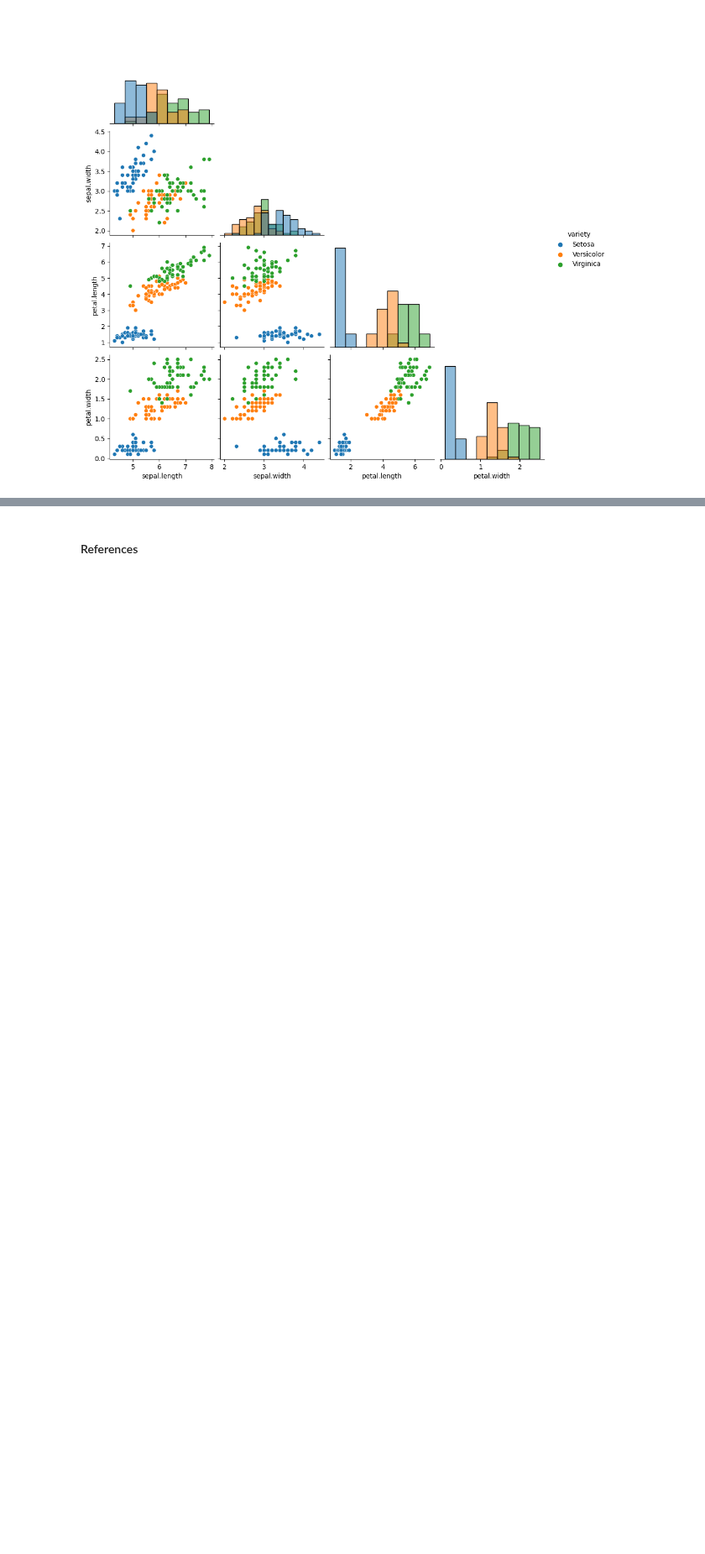
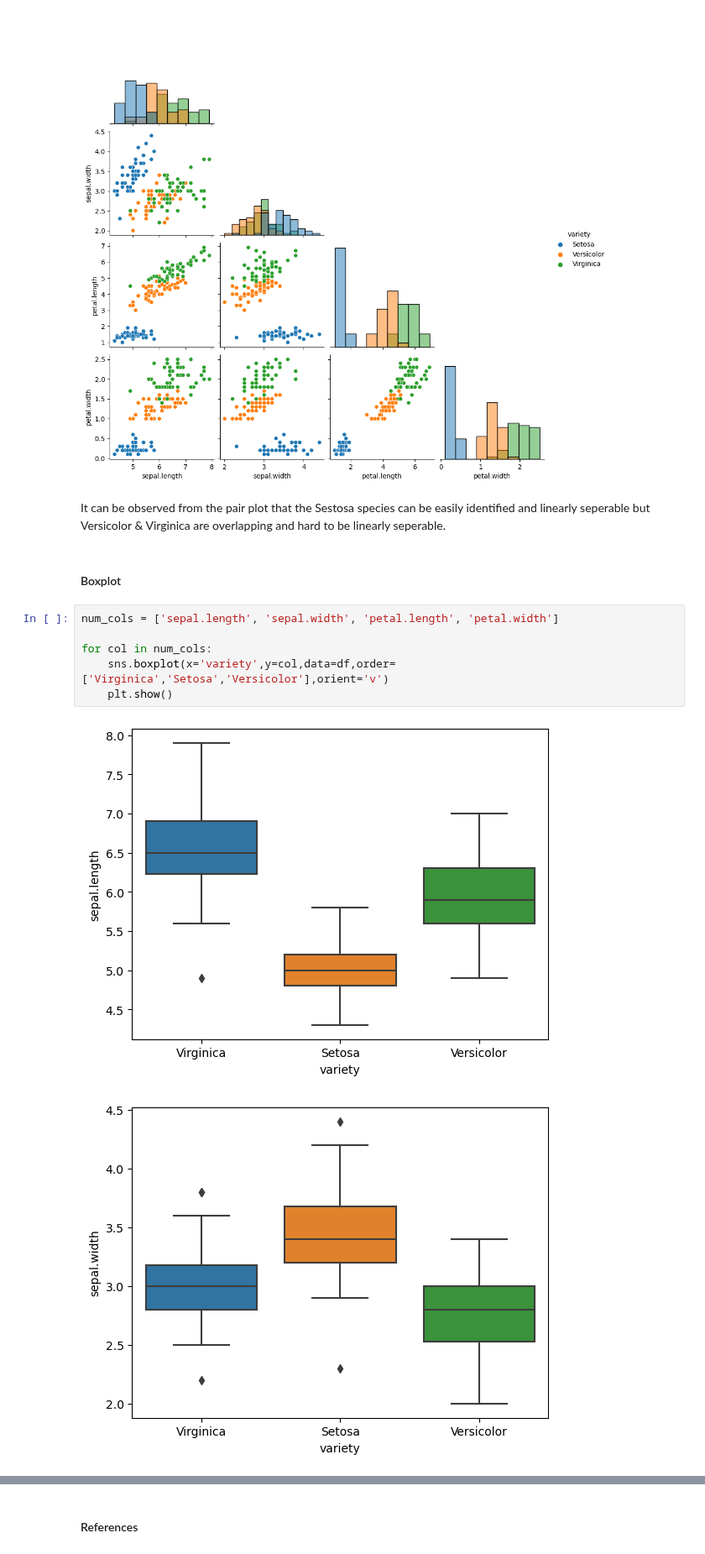
Before and after one commit to pcsukumar/mlprojects, a Jupyter notebook: project.ipynb, the cells around one changed output, grey strips where cells are left out. Shown at 84% size. Saved outputs shown, nothing was run; the diff lists cells and outputs as text; blank space fills up the shorter version.

Commit message:
Project - boxplots

```diff
--- a/project.ipynb
+++ b/project.ipynb
@@ -131,3 +131,16 @@ warnings.filterwarnings("ignore")
 g = sns.pairplot(df, hue = 'variety', diag_kind="hist", corner=True)
 # %% [output]
 [figure]
+# %% [markdown]
+It can be observed from the pair plot that the Sestosa species can be easily identified and linearly seperable but Versicolor & Virginica are overlapping and hard to be linearly seperable.
+# %% [markdown]
+#### Boxplot
+# %%
+num_cols = ['sepal.length', 'sepal.width', 'petal.length', 'petal.width']
+
+for col in num_cols:
+    sns.boxplot(x='variety',y=col,data=df,order=['Virginica','Setosa','Versicolor'],orient='v')
+    plt.show()
+# %% [output]
+[figure, added]
+[figure, added]
```
Also changed, not shown: parts of 1 cell of this notebook.
